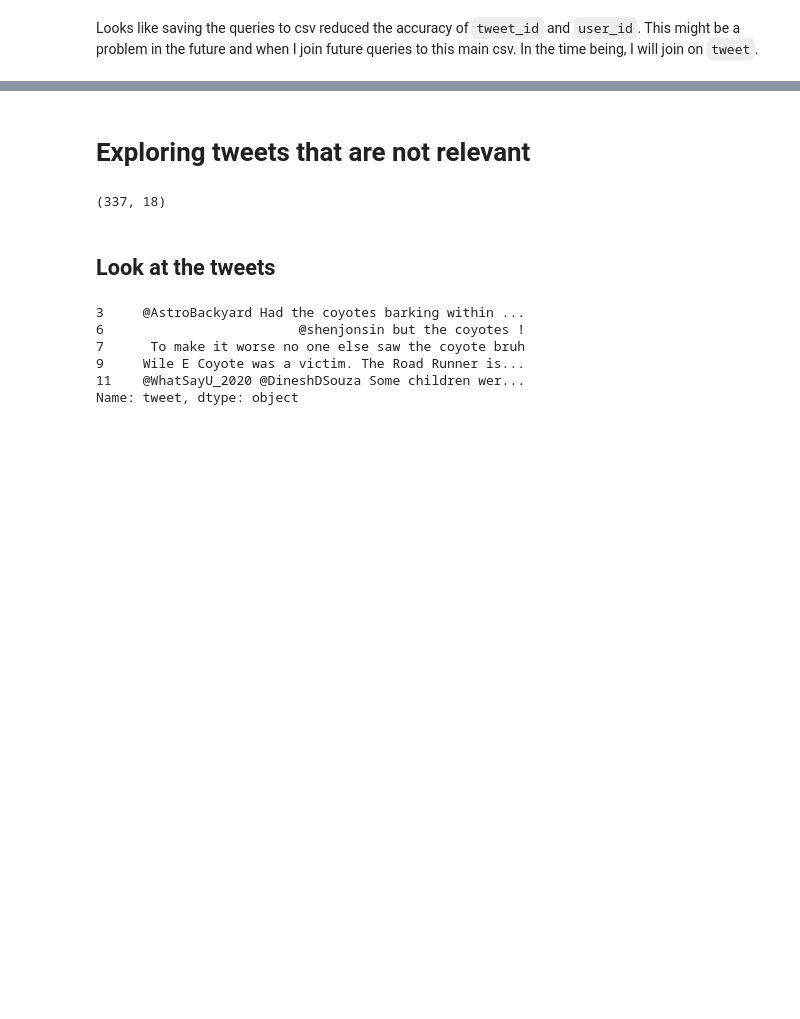
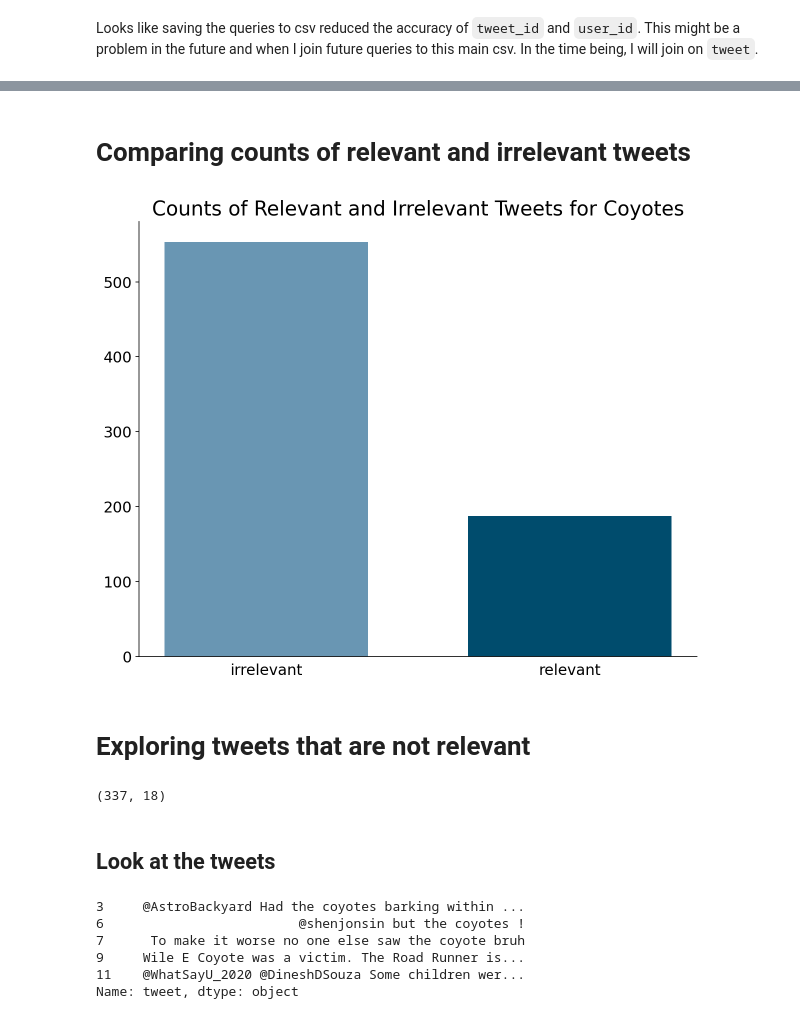
Before and after one commit to Isaac1o/CDFW, a Jupyter notebook: twitter/coyotes/notebooks/coyote_eda.ipynb, the cells around one changed output, grey strips where cells are left out. Saved outputs shown, nothing was run; the diff lists cells and outputs as text; code cells hidden in the pictures; blank space fills up the shorter version.

```diff
--- a/twitter/coyotes/notebooks/coyote_eda.ipynb
+++ b/twitter/coyotes/notebooks/coyote_eda.ipynb
@@ -41,3 +41,21 @@ memory usage: 62.7+ KB
+# %% [markdown]
+# Comparing counts of relevant and irrelevant tweets
+# %%
+counts = df.value_counts('relevant')
+# %%
+fig, ax = plt.subplots(figsize=(10,8))
+ax.bar(['irrelevant', 'relevant'], counts, width=.67, color=['#6996b3', '#004c6d'])
+ax.set_title('Counts of Relevant and Irrelevant Tweets for Coyotes', fontsize=20)
+
+ax.spines['top'].set_visible(False)
+ax.spines['right'].set_visible(False)
+ax.tick_params(axis='x', bottom=False)
+ax.tick_params(axis='both', labelsize=15)
+
+plt.savefig('../images/counts_rel_irrel.png', transparent=True)
+plt.show()
+# %% [output]
+[figure, added]
 # %% [markdown]
 # Exploring tweets that are not relevant
 # %%
```
Also changed, not shown: parts of 12 cells of this notebook, 4 other files.
